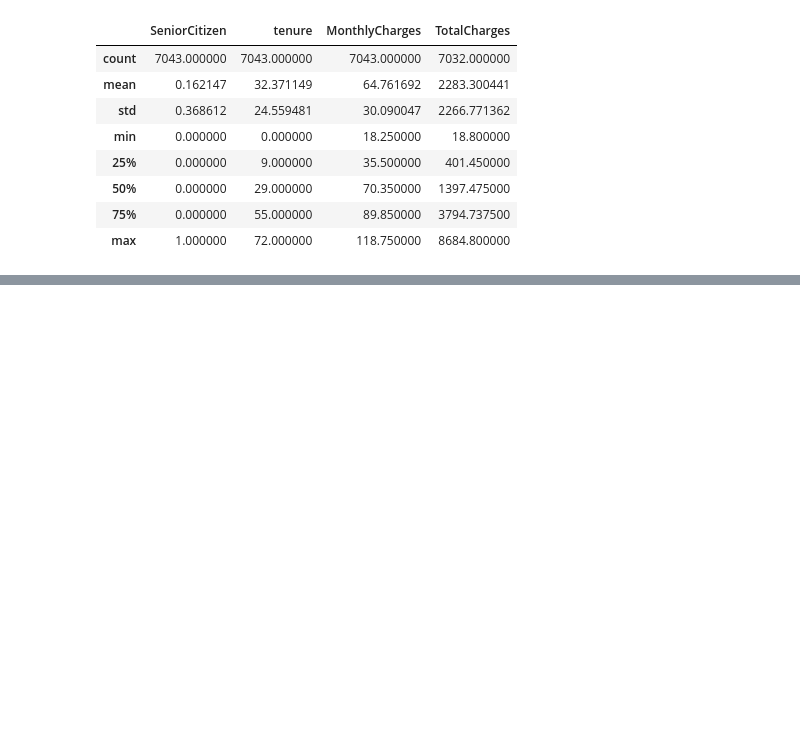
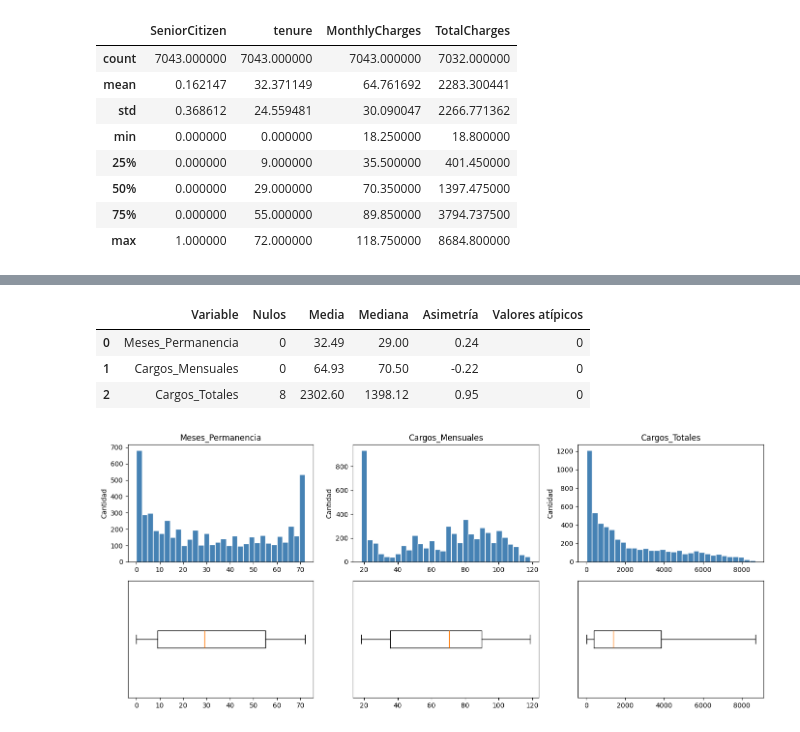
Before and after one commit to hombremono873/Cuadernos_colab, a Jupyter notebook: abandon_clientes.ipynb, the cells around one changed output, grey strips where cells are left out. Cells and saved outputs as stored; diff of their text form; code cells hidden in the pictures; blank space fills up the shorter version.

```diff
--- a/abandon_clientes.ipynb
+++ b/abandon_clientes.ipynb
@@ -379,0 +382,50 @@ display(tabla_comparativa.style.background_gradient(cmap='viridis', axis=0).form
+# %%
+# Resumimos a cada variable numérica: media, mediana, sesgo y valores atípicos
+
+variables_continuas = ['Meses_Permanencia', 'Cargos_Mensuales', 'Cargos_Totales']
+
+resumen = []
+for var in variables_continuas:
+    datos = X_train[var].dropna()   #Si hay alguna celda en X_train[var] la eliminamos
+    q1 = datos.quantile(0.25)
+    q3 = datos.quantile(0.75)
+    iqr = q3 - q1
+    atipicos = datos[(datos < q1 - 1.5 * iqr) | (datos > q3 + 1.5 * iqr)]
+
+    resumen.append({
+        'Variable': var,
+        'Nulos': X_train[var].isna().sum(),
+        'Media': datos.mean(),
+        'Mediana': datos.median(),
+        'Asimetría': datos.skew(),
+        'Valores atípicos': len(atipicos),
+    })
+
+tabla_numericas = pd.DataFrame(resumen).round(2)
+tabla_numericas
+# %% [output]
+|  | Variable | Nulos | Media | Mediana | Asimetría | Valores atípicos |
+| 0 | Meses_Permanencia | 0 | 32.49 | 29.00 | 0.24 | 0 |
+| 1 | Cargos_Mensuales | 0 | 64.93 | 70.50 | -0.22 | 0 |
+| 2 | Cargos_Totales | 8 | 2302.60 | 1398.12 | 0.95 | 0 |
+# %%
+# Visualizacion de las distribuciones de las variables predictoras
+
+plt.figure(figsize=(14, 6))
+
+for i, var in enumerate(variables_continuas):
+    datos = X_train[var].dropna()
+
+    plt.subplot(2, 3, i + 1)
+    plt.hist(datos, bins=30, color=color_general, edgecolor='white')
+    plt.title(var)
+    plt.ylabel('Cantidad')
+
+    plt.subplot(2, 3, i + 4)
+    plt.boxplot(datos, vert=False)
+    plt.yticks([])
+
+plt.tight_layout()
+plt.show()
+# %% [output]
+[figure, added]
```
Also changed, not shown: parts of 82 cells of this notebook.
